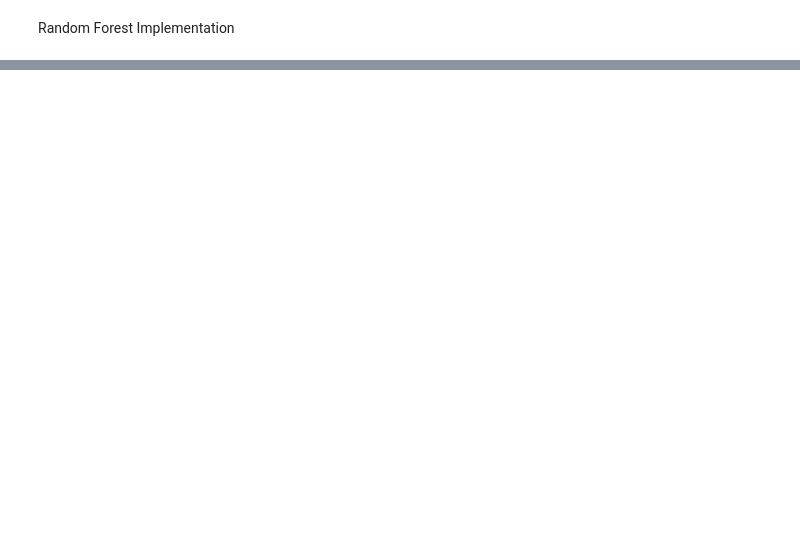
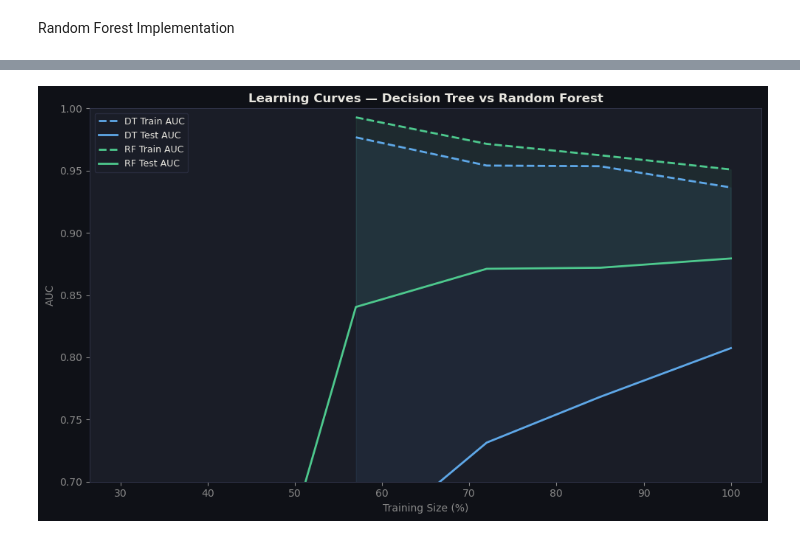
Before and after one commit to nikitarjsh/PIPER, a Jupyter notebook: src/random_Forest.ipynb, the cells around one changed output, grey strips where cells are left out. Cells and saved outputs as stored; diff of their text form; code cells hidden in the pictures; blank space fills up the shorter version.

```diff
--- a/src/random_Forest.ipynb
+++ b/src/random_Forest.ipynb
@@ -213,0 +532,36 @@ evaluate_independent_set("../data/independent_tests/zika_with_position_specific_
+# %%
+fig, ax = plt.subplots(figsize=(10, 6))
+fig.patch.set_facecolor('#0f1117')
+
+DARK   = '#0f1117'
+CARD   = '#1a1d27'
+DT_COL = '#5fa8e8'
+RF_COL = '#4ec98e'
+TEXT   = '#e8e6df'
+MUTED  = '#888888'
+
+ax.set_facecolor(CARD)
+sizes_pct = [int(s * 100) for s in train_sizes]
+
+ax.plot(sizes_pct, dt_train_aucs, color=DT_COL, lw=2, linestyle='--', label='DT Train AUC')
+ax.plot(sizes_pct, dt_val_aucs,   color=DT_COL, lw=2, label='DT Test AUC')
+ax.plot(sizes_pct, rf_train_aucs, color=RF_COL, lw=2, linestyle='--', label='RF Train AUC')
+ax.plot(sizes_pct, rf_val_aucs,   color=RF_COL, lw=2, label='RF Test AUC')
+ax.fill_between(sizes_pct, dt_train_aucs, dt_val_aucs, alpha=0.08, color=DT_COL)
+ax.fill_between(sizes_pct, rf_train_aucs, rf_val_aucs, alpha=0.08, color=RF_COL)
+
+ax.set_xlabel('Training Size (%)', color=MUTED)
+ax.set_ylabel('AUC', color=MUTED)
+ax.set_ylim(0.7, 1.0)
+ax.tick_params(colors=MUTED)
+ax.legend(fontsize=9, facecolor=CARD, labelcolor=TEXT, edgecolor='#2e3145')
+ax.set_title('Learning Curves — Decision Tree vs Random Forest',
+             fontsize=12, fontweight='bold', color=TEXT)
+for spine in ax.spines.values():
+    spine.set_edgecolor('#2e3145')
+
+plt.tight_layout()
+plt.savefig('../figures/learning_curves_combined.png', dpi=150, bbox_inches='tight', facecolor=DARK)
+plt.show()
+# %% [output]
+[figure, added]
```
Also changed, not shown: parts of 16 cells of this notebook, 5 other files.
